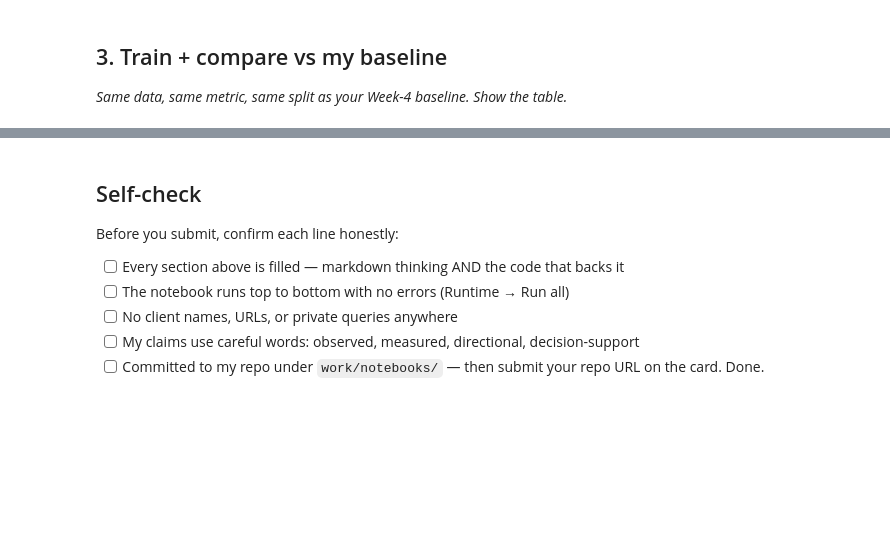
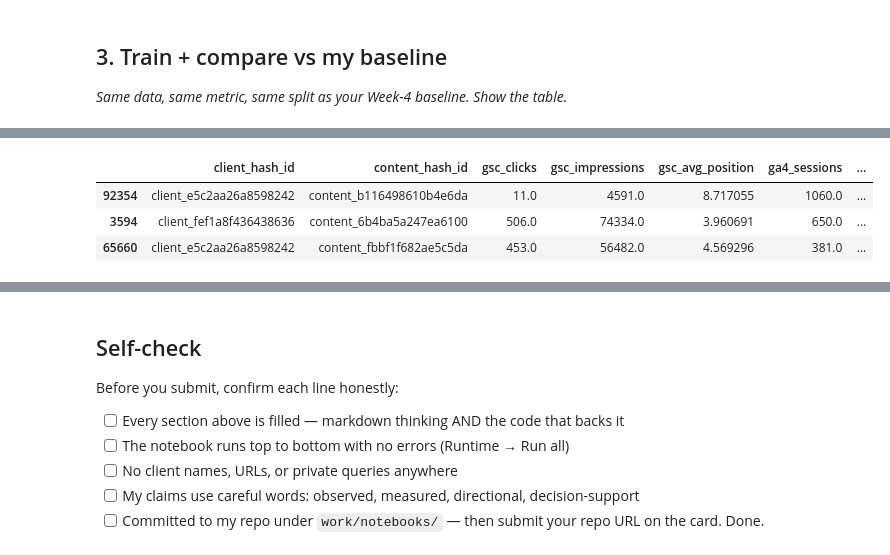
Before and after one commit to mohamedahmed02/Flyrank-internship, a Jupyter notebook: work/notebooks/w05_model.ipynb, the cells around one changed output, grey strips where cells are left out. Saved outputs shown, nothing was run; the diff lists cells and outputs as text; code cells hidden in the pictures; blank space fills up the shorter version.

```diff
--- a/work/notebooks/w05_model.ipynb
+++ b/work/notebooks/w05_model.ipynb
@@ -36,0 +331,90 @@ This skeleton is yours to fill. Work the sections **in order** — each one has
+# %%
+# This cell is for CODE (numbers, a query, a check).
+# Write your text answer in the cell ABOVE this one — typing sentences here breaks Run All.
+# ============================================================
+# Error analysis
+# ============================================================
+
+test_rows["prediction"] = (
+    test_rows["model_probability"] >= 0.5
+).astype(int)
+
+test_rows["error"] = (
+    test_rows["prediction"] != test_rows["label"]
+)
+
+errors = test_rows[test_rows["error"]].copy()
+
+print("Total test errors:", len(errors))
+
+# Three concrete false positives
+false_positives = (
+    errors[errors["prediction"] == 1]
+    .sort_values("model_probability", ascending=False)
+    .head(3)
+)
+
+# Three concrete false negatives
+false_negatives = (
+    errors[errors["prediction"] == 0]
+    .sort_values("model_probability", ascending=False)
+    .head(3)
+)
+
+print("False positives:")
+display(
+    false_positives[
+        [
+            "client_hash_id",
+            "content_hash_id",
+            "gsc_clicks",
+            "gsc_impressions",
+            "gsc_avg_position",
+            "ga4_sessions",
+            "scroll_events",
+            "model_probability",
+            "label"
+        ]
+    ]
+)
+
+print("False negatives:")
+display(
+    false_negatives[
+        [
+            "client_hash_id",
+            "content_hash_id",
+            "gsc_clicks",
+            "gsc_impressions",
+            "gsc_avg_position",
+            "ga4_sessions",
+            "scroll_events",
+            "model_probability",
+            "label"
+        ]
+    ]
+)
+
+# ============================================================
+# Permutation importance
+# ============================================================
+
+perm = permutation_importance(
+    model,
+    X_test,
+    y_test,
+    n_repeats=3,
+    random_state=SEED,
+    scoring="average_precision"
+)
+
+importance = (
+    pd.DataFrame({
+        "feature": FEATURES,
+        "importance": perm.importances_mean
+    })
+    .sort_values("importance", ascending=False)
+)
+
+display(importance)
+# %% [output]
@@ -36,0 +423,4 @@ This skeleton is yours to fill. Work the sections **in order** — each one has
+|  | client_hash_id | content_hash_id | gsc_clicks | gsc_impressions | gsc_avg_position | ga4_sessions | ... |
+| 92354 | client_e5c2aa26a8598242 | content_b116498610b4e6da | 11.0 | 4591.0 | 8.717055 | 1060.0 | ... |
+| 3594 | client_fef1a8f436438636 | content_6b4ba5a247ea6100 | 506.0 | 74334.0 | 3.960691 | 650.0 | ... |
+| 65660 | client_e5c2aa26a8598242 | content_fbbf1f682ae5c5da | 453.0 | 56482.0 | 4.569296 | 381.0 | ... |
```
Also changed, not shown: parts of 15 cells of this notebook.
